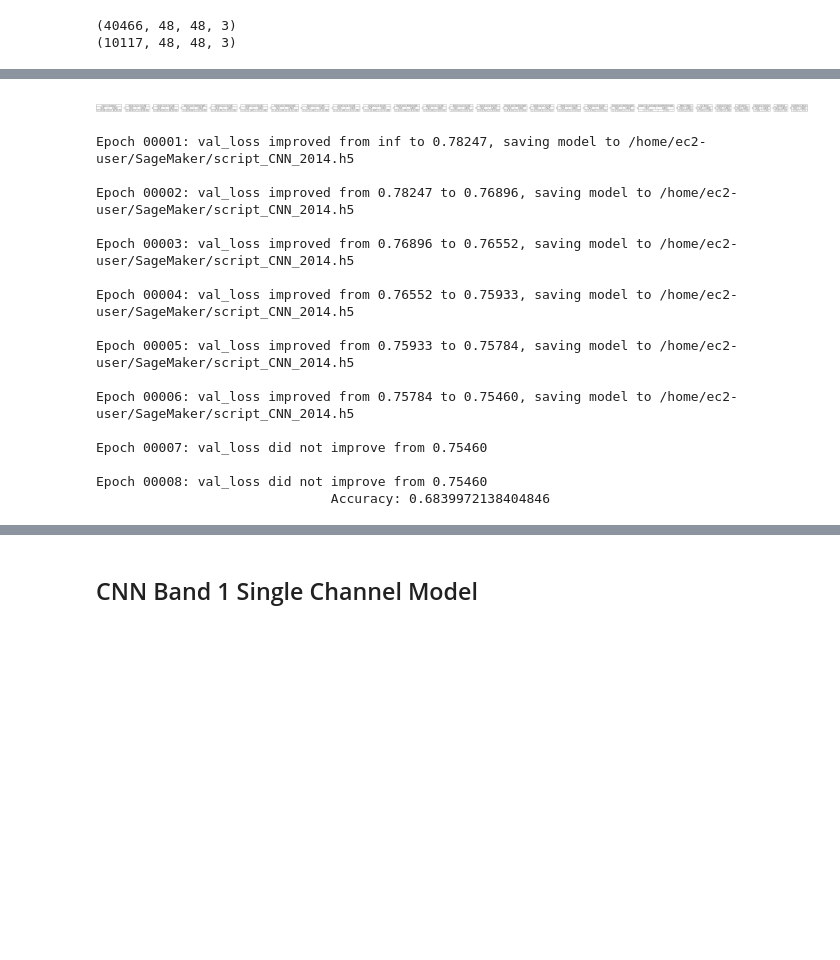
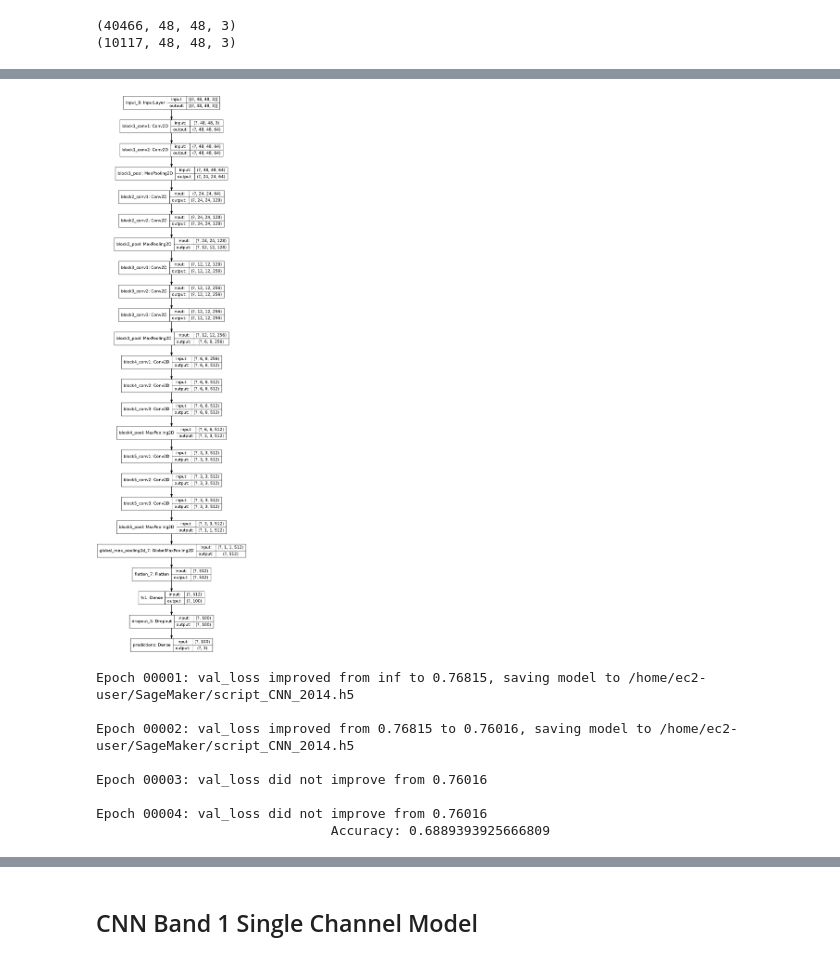
Before and after one commit to dime-worldbank/big-data-poverty-estimation, a Jupyter notebook: DataWork/03_predict_ntl_with_dtl/03_cnn.ipynb, the cells around one changed output, grey strips where cells are left out. Saved outputs shown, nothing was run; the diff lists cells and outputs as text; code cells hidden in the pictures; blank space fills up the shorter version.

```diff
--- a/DataWork/03_predict_ntl_with_dtl/03_cnn.ipynb
+++ b/DataWork/03_predict_ntl_with_dtl/03_cnn.ipynb
@@ -124,10 +134,10 @@ def define_model_imagenet(height, width, channels, num_classes):
     last = base_model.layers[-1].output
     x = Flatten()(last)
     x = Dense(100, activation='relu', name='fc1')(x)
-    x = Dropout(0.5)(x)
-    x = Dense(50, activation='relu', name='fc2')(x)
-    x = Dropout(0.2)(x)
-    x = Dense(10, activation='relu', name='fc3')(x)
+    x = Dropout(0.3)(x)
+    #x = Dense(50, activation='relu', name='fc2')(x)
+    #x = Dropout(0.2)(x)
+    #x = Dense(10, activation='relu', name='fc3')(x)
     x = Dense(num_classes, activation='softmax', name='predictions')(x)
     model = Model(base_model.input, x)
     # We compile the model
@@ -162,10 +172,10 @@ def define_model_singlechannel(height, width, channels, num_classes):
     last = base_model.layers[-1].output
     x = Flatten()(last)
     x = Dense(100, activation='relu', name='fc1')(x)
-    x = Dropout(0.5)(x)
-    x = Dense(50, activation='relu', name='fc2')(x)
-    x = Dropout(0.2)(x)
-    x = Dense(10, activation='relu', name='fc3')(x)
+    x = Dropout(0.3)(x)
+    #x = Dense(50, activation='relu', name='fc2')(x)
+    #x = Dropout(0.2)(x)
+    #x = Dense(10, activation='relu', name='fc3')(x)
     x = Dense(num_classes, activation='softmax', name='predictions')(x)
     model = Model(base_model.input, x)
     # We compile the model
@@ -200,7 +210,7 @@ def evaluate_model(model, trainX, trainY, testX, testY, CNN_MODEL_CHECKPOINT):
     # Fit model
     history = model.fit(trainX, trainY,
             epochs=50,
-            batch_size=64,
+            batch_size=32,
             validation_data=(testX, testY),
             callbacks=[es, mc],
             verbose=False)
@@ -434,5 +444,5 @@ num_classes = n_ntl_bins
               #metrics=['accuracy'])
 # %%
 model = define_model_imagenet(image_height, image_width, N_bands, n_ntl_bins)
-plot_model_architecture(model, landscape="Horizontal")
+plot_model_architecture(model, landscape="Vertical")
 # %% [output]
@@ -441,23 +449,15 @@ Downloading data from https://storage.googleapis.com/tensorflow/keras-applicatio
-[figure, old version]
+[figure, new version]
 # %%
 history = evaluate_model(model, trainX, trainY, testX, testY, CNN_MODEL_CHECKPOINT)
 # %% [output]
-Epoch 00001: val_loss improved from inf to 0.78247, saving model to /home/ec2-user/SageMaker/script_CNN_2014.h5
+Epoch 00001: val_loss improved from inf to 0.76815, saving model to /home/ec2-user/SageMaker/script_CNN_2014.h5
 
-Epoch 00002: val_loss improved from 0.78247 to 0.76896, saving model to /home/ec2-user/SageMaker/script_CNN_2014.h5
+Epoch 00002: val_loss improved from 0.76815 to 0.76016, saving model to /home/ec2-user/SageMaker/script_CNN_2014.h5
 
-Epoch 00003: val_loss improved from 0.76896 to 0.76552, saving model to /home/ec2-user/SageMaker/script_CNN_2014.h5
+Epoch 00003: val_loss did not improve from 0.76016
 
-Epoch 00004: val_loss improved from 0.76552 to 0.75933, saving model to /home/ec2-user/SageMaker/script_CNN_2014.h5
-
-Epoch 00005: val_loss improved from 0.75933 to 0.75784, saving model to /home/ec2-user/SageMaker/script_CNN_2014.h5
-
-Epoch 00006: val_loss improved from 0.75784 to 0.75460, saving model to /home/ec2-user/SageMaker/script_CNN_2014.h5
-
-Epoch 00007: val_loss did not improve from 0.75460
-
-Epoch 00008: val_loss did not improve from 0.75460
-                              Accuracy: 0.6839972138404846
+Epoch 00004: val_loss did not improve from 0.76016
+                              Accuracy: 0.6889393925666809
 # %%
 # DISPLAY IN-DEPTH EVALUTAION METRICS
 best_model = load_model(CNN_MODEL_CHECKPOINT)
```
Also changed, not shown: parts of 3 cells of this notebook.
